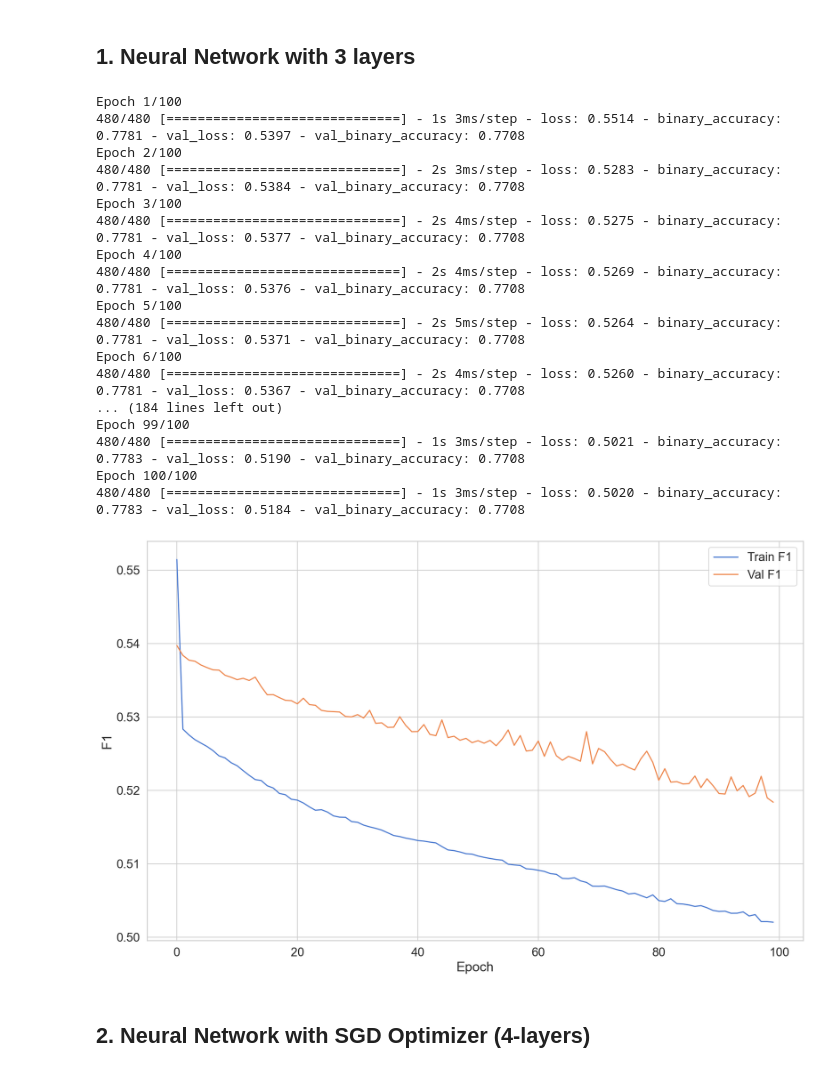
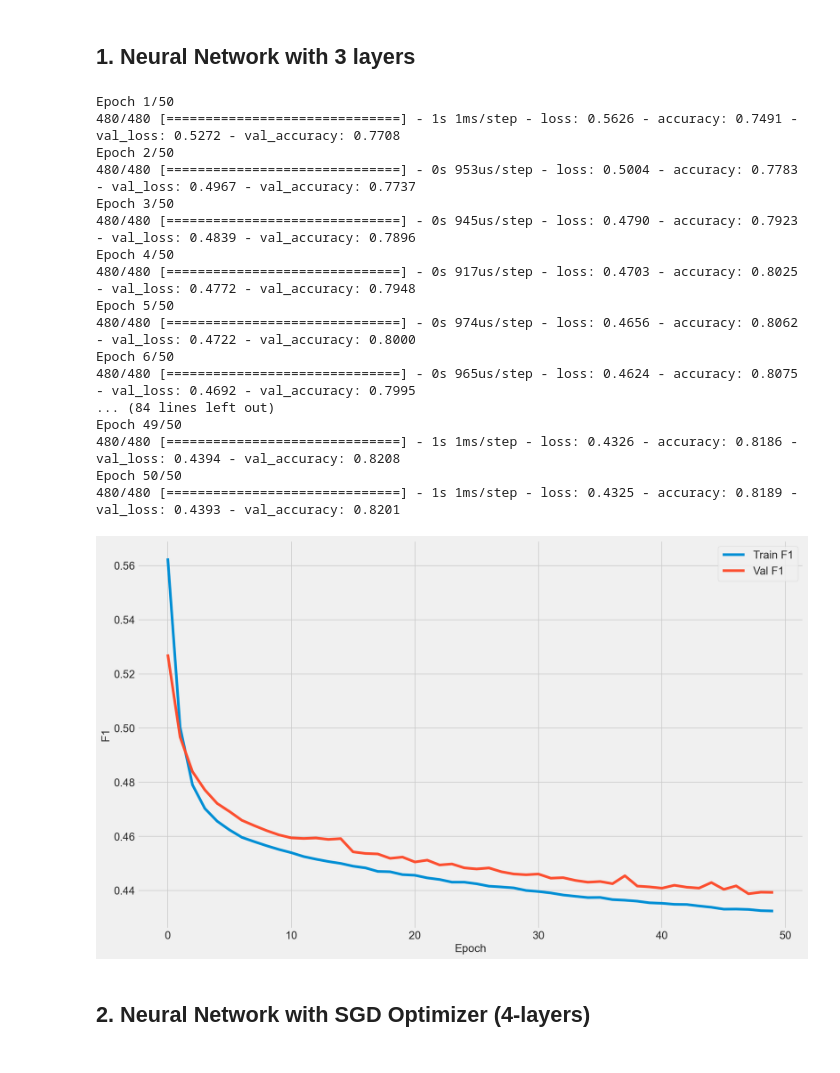
Before and after one commit to mirkolantieri/default_payments, a Jupyter notebook: Mirko_Lantieri_858278_payments.ipynb, the cells around one changed output. Cells and saved outputs as stored; diff of their text form; code cells hidden in the pictures.

```diff
--- a/Mirko_Lantieri_858278_payments.ipynb
+++ b/Mirko_Lantieri_858278_payments.ipynb
@@ -148,0 +303,3 @@ X_test.head()
+# %%
+X_train.loc[X_train.MARRIAGE == 0, 'MARRIAGE'] = 3
+X_train.MARRIAGE.value_counts()
@@ -148,0 +412,3 @@ X_test.head()
+# %%
+X_train.columns = X_train.columns.map(str.lower)
+X_test.columns = X_test.columns.map(str.lower)
@@ -149,2 +426,9 @@ X_test.head()
 # %% [markdown]
 ## Feature scaling
+# %%
+# Normalizing the data
+col_to_norm = ['limit_bal', 'age', 'bill_amt1', 'bill_amt2', 'bill_amt3', 'bill_amt4',
+       'bill_amt5', 'bill_amt6', 'pay_amt1', 'pay_amt2', 'pay_amt3',
+       'pay_amt4', 'pay_amt5', 'pay_amt6']
+X_train[col_to_norm] = X_train[col_to_norm].apply(lambda x : (x-np.mean(x))/np.std(x))
+X_test[col_to_norm] = X_test[col_to_norm].apply(lambda x : (x-np.mean(x))/np.std(x))
@@ -153,6 +448,8 @@ from sklearn.preprocessing import MinMaxScaler, OneHotEncoder
 from sklearn.compose import make_column_transformer
 
 X = X_train
-y = y_train['default.payment.next.month'].values
+y = np.array(y_train.def_payment.values)
+
 transformer = make_column_transformer(
     (MinMaxScaler(), X_train.columns))
+transformer.fit(X)
@@ -196,53 +492,53 @@ def plot_f1(history):
 # %%
 model1 = keras.Sequential()
 model1.add(keras.layers.Dense(units=32, activation="relu", input_shape=[X_train.shape[1]]))
 model1.add(keras.layers.Dense(units=64, activation="relu"))
 model1.add(keras.layers.Dense(units=128, activation='relu'))
 
 model1.add(keras.layers.Dense(1, activation="sigmoid"))
 
 model1.compile(
     optimizer=keras.optimizers.Adam(0.0001),
     loss = 'binary_crossentropy',
-    metrics = ['binary_accuracy'])
+    metrics = ['accuracy'])
 
 BATCH_SIZE = 32
 
 early_stop = keras.callbacks.EarlyStopping(
   monitor='val_loss',
   mode="min",
   patience=10
 )
 
 history = model1.fit(
   x=X_train,
   y=y_train,
   shuffle=True,
-  epochs=100,
+  epochs=50,
   validation_split=0.2,
   batch_size=BATCH_SIZE
 )
 
 plot_f1(history)
 # %% [output]
-Epoch 1/100
-480/480 [==============================] - 1s 3ms/step - loss: 0.5514 - binary_accuracy: 0.7781 - val_loss: 0.5397 - val_binary_accuracy: 0.7708
-Epoch 2/100
-480/480 [==============================] - 2s 3ms/step - loss: 0.5283 - binary_accuracy: 0.7781 - val_loss: 0.5384 - val_binary_accuracy: 0.7708
-Epoch 3/100
-480/480 [==============================] - 2s 4ms/step - loss: 0.5275 - binary_accuracy: 0.7781 - val_loss: 0.5377 - val_binary_accuracy: 0.7708
-Epoch 4/100
-480/480 [==============================] - 2s 4ms/step - loss: 0.5269 - binary_accuracy: 0.7781 - val_loss: 0.5376 - val_binary_accuracy: 0.7708
-Epoch 5/100
-480/480 [==============================] - 2s 5ms/step - loss: 0.5264 - binary_accuracy: 0.7781 - val_loss: 0.5371 - val_binary_accuracy: 0.7708
-Epoch 6/100
-480/480 [==============================] - 2s 4ms/step - loss: 0.5260 - binary_accuracy: 0.7781 - val_loss: 0.5367 - val_binary_accuracy: 0.7708
-... (184 lines left out)
-Epoch 99/100
-480/480 [==============================] - 1s 3ms/step - loss: 0.5021 - binary_accuracy: 0.7783 - val_loss: 0.5190 - val_binary_accuracy: 0.7708
-Epoch 100/100
-480/480 [==============================] - 1s 3ms/step - loss: 0.5020 - binary_accuracy: 0.7783 - val_loss: 0.5184 - val_binary_accuracy: 0.7708
+Epoch 1/50
+480/480 [==============================] - 1s 1ms/step - loss: 0.5626 - accuracy: 0.7491 - val_loss: 0.5272 - val_accuracy: 0.7708
+Epoch 2/50
+480/480 [==============================] - 0s 953us/step - loss: 0.5004 - accuracy: 0.7783 - val_loss: 0.4967 - val_accuracy: 0.7737
+Epoch 3/50
+480/480 [==============================] - 0s 945us/step - loss: 0.4790 - accuracy: 0.7923 - val_loss: 0.4839 - val_accuracy: 0.7896
+Epoch 4/50
+480/480 [==============================] - 0s 917us/step - loss: 0.4703 - accuracy: 0.8025 - val_loss: 0.4772 - val_accuracy: 0.7948
+Epoch 5/50
+480/480 [==============================] - 0s 974us/step - loss: 0.4656 - accuracy: 0.8062 - val_loss: 0.4722 - val_accuracy: 0.8000
+Epoch 6/50
+480/480 [==============================] - 0s 965us/step - loss: 0.4624 - accuracy: 0.8075 - val_loss: 0.4692 - val_accuracy: 0.7995
+... (84 lines left out)
+Epoch 49/50
+480/480 [==============================] - 1s 1ms/step - loss: 0.4326 - accuracy: 0.8186 - val_loss: 0.4394 - val_accuracy: 0.8208
+Epoch 50/50
+480/480 [==============================] - 1s 1ms/step - loss: 0.4325 - accuracy: 0.8189 - val_loss: 0.4393 - val_accuracy: 0.8201
-[figure, old version]
+[figure, new version]
 # %% [markdown]
 ## 2. Neural Network with SGD Optimizer (4-layers)
 # %%
```
Also changed, not shown: parts of 62 cells of this notebook.
